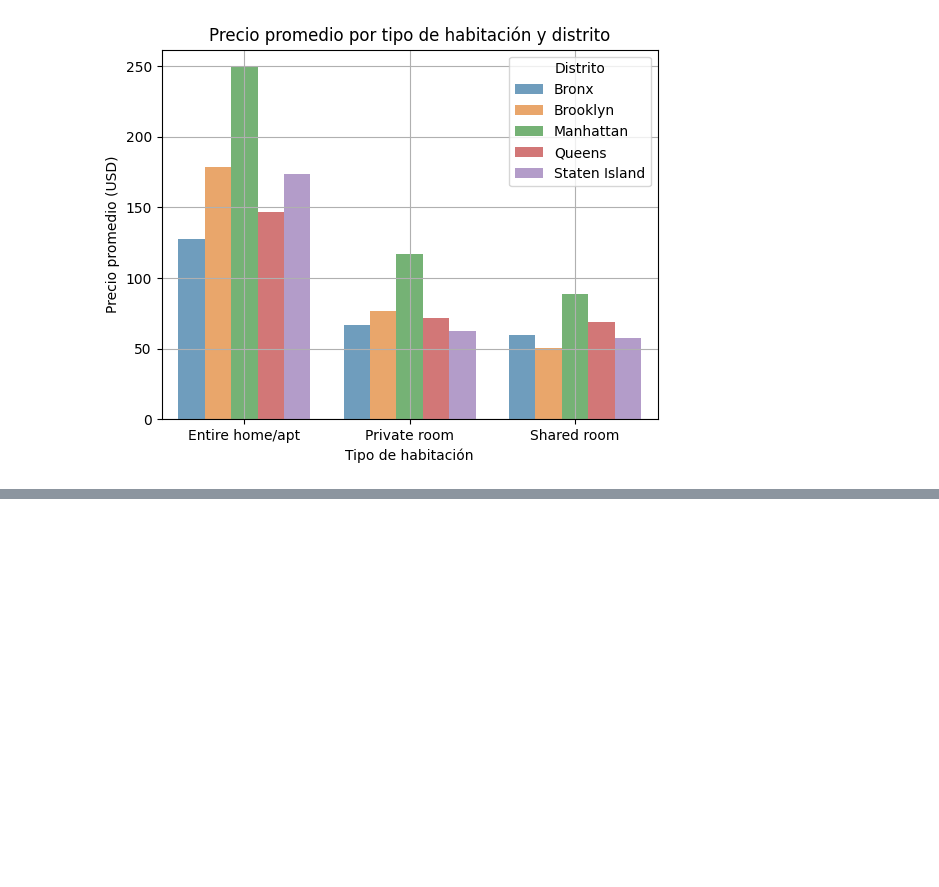
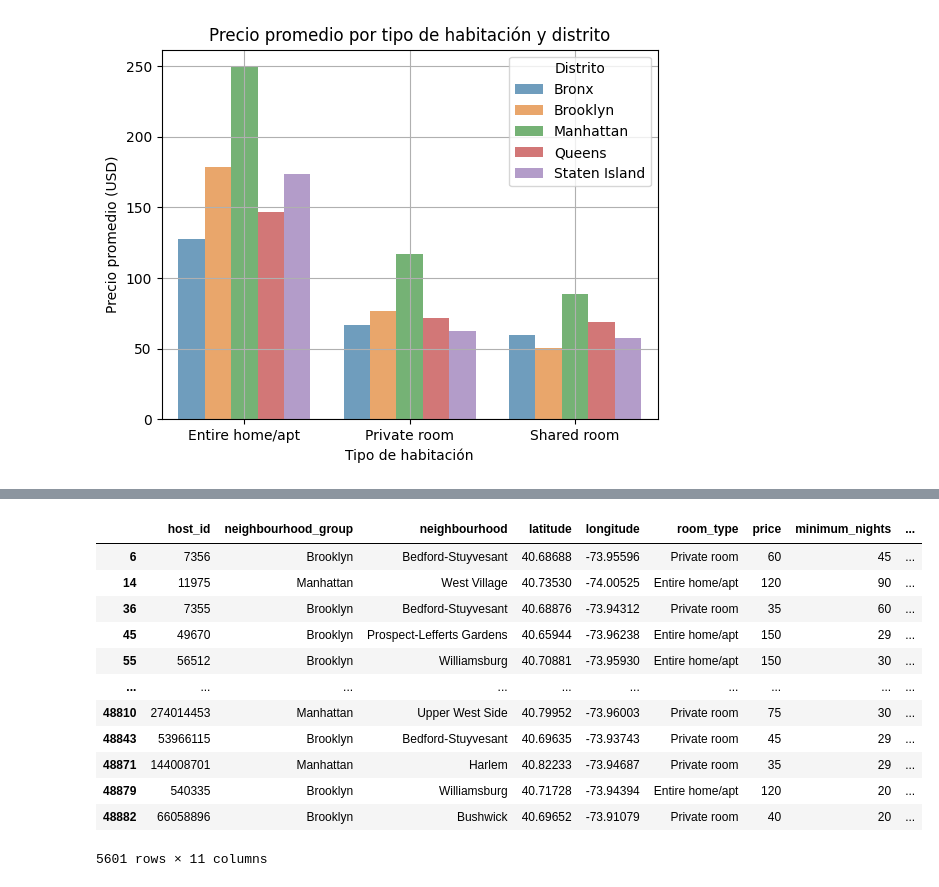
Before and after one commit to 4GeeksAcademy/agumarquez-machine-learning-python-template, a Jupyter notebook: src/explore.ipynb, the cells around one changed output, grey strips where cells are left out. Saved outputs shown, nothing was run; the diff lists cells and outputs as text; code cells hidden in the pictures; blank space fills up the shorter version.

```diff
--- a/src/explore.ipynb
+++ b/src/explore.ipynb
@@ -237,0 +290,17 @@ plt.show()
+# %%
+minimum_nigths_altas = df[df['minimum_nights'] >= 17]
+minimum_nigths_altas
+# %% [output]
+|  | host_id | neighbourhood_group | neighbourhood | latitude | longitude | room_type | price | minimum_nights | ... |
+| 6 | 7356 | Brooklyn | Bedford-Stuyvesant | 40.68688 | -73.95596 | Private room | 60 | 45 | ... |
+| 14 | 11975 | Manhattan | West Village | 40.73530 | -74.00525 | Entire home/apt | 120 | 90 | ... |
+| 36 | 7355 | Brooklyn | Bedford-Stuyvesant | 40.68876 | -73.94312 | Private room | 35 | 60 | ... |
+| 45 | 49670 | Brooklyn | Prospect-Lefferts Gardens | 40.65944 | -73.96238 | Entire home/apt | 150 | 29 | ... |
+| 55 | 56512 | Brooklyn | Williamsburg | 40.70881 | -73.95930 | Entire home/apt | 150 | 30 | ... |
+| ... | ... | ... | ... | ... | ... | ... | ... | ... | ... |
+| 48810 | 274014453 | Manhattan | Upper West Side | 40.79952 | -73.96003 | Private room | 75 | 30 | ... |
+| 48843 | 53966115 | Brooklyn | Bedford-Stuyvesant | 40.69635 | -73.93743 | Private room | 45 | 29 | ... |
+| 48871 | 144008701 | Manhattan | Harlem | 40.82233 | -73.94687 | Private room | 35 | 29 | ... |
+| 48879 | 540335 | Brooklyn | Williamsburg | 40.71728 | -73.94394 | Entire home/apt | 120 | 20 | ... |
+| 48882 | 66058896 | Brooklyn | Bushwick | 40.69652 | -73.91079 | Private room | 40 | 20 | ... |
+5601 rows × 11 columns
```
Also changed, not shown: parts of 18 cells of this notebook.
